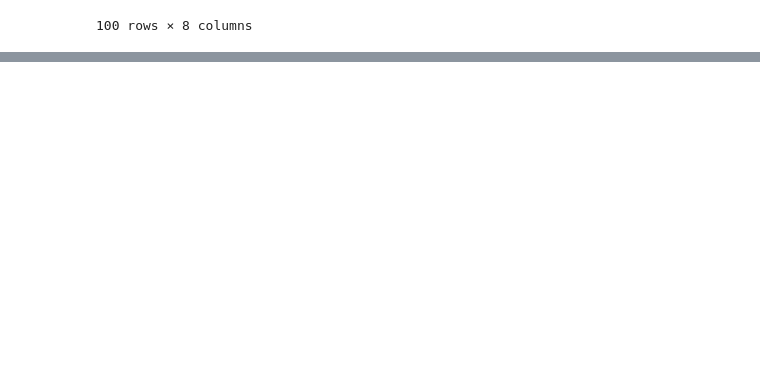
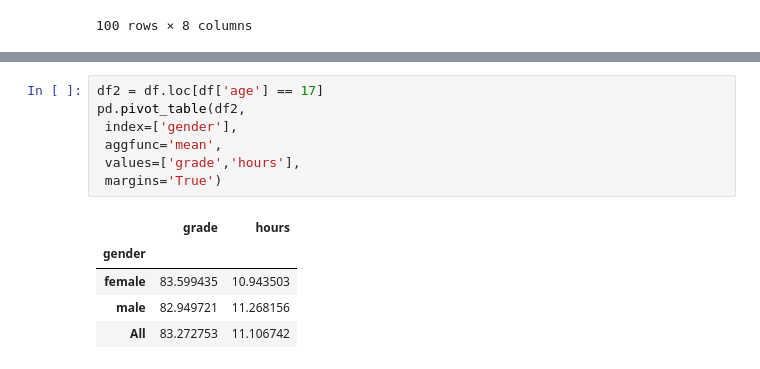
Before and after one commit to MarianaArzapalo/1-ADescDatos, a Jupyter notebook: 01-li-datos.ipynb, the cells around one changed output, grey strips where cells are left out. Cells and saved outputs as stored; diff of their text form; blank space fills up the shorter version.

```diff
--- a/01-li-datos.ipynb
+++ b/01-li-datos.ipynb
@@ -1440,0 +1479,13 @@ df.take(np.random.permutation(len(df))[:100])
+# %%
+df2 = df.loc[df['age'] == 17]
+pd.pivot_table(df2,
+ index=['gender'],
+ aggfunc='mean',
+ values=['grade','hours'],
+ margins='True')
+# %% [output]
+|  | grade | hours |
+| gender |  |  |
+| female | 83.599435 | 10.943503 |
+| male | 82.949721 | 11.268156 |
+| All | 83.272753 | 11.106742 |
```
Also changed, not shown: parts of 4 cells of this notebook.
